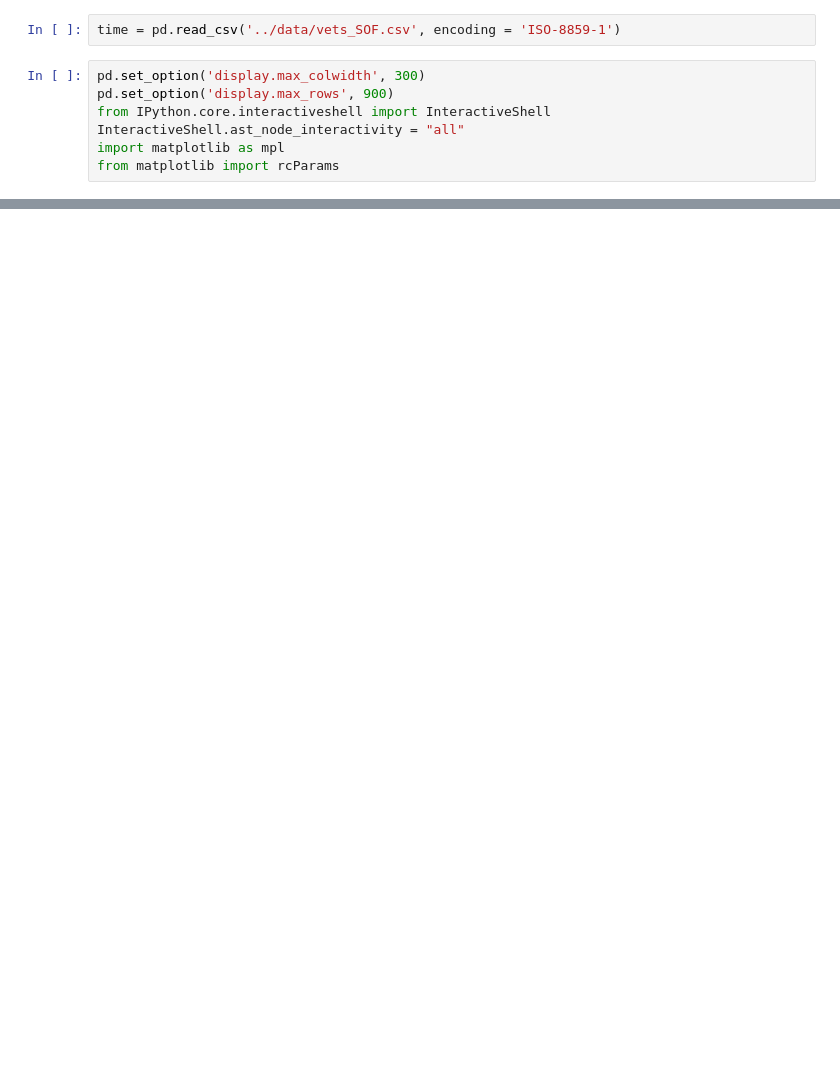
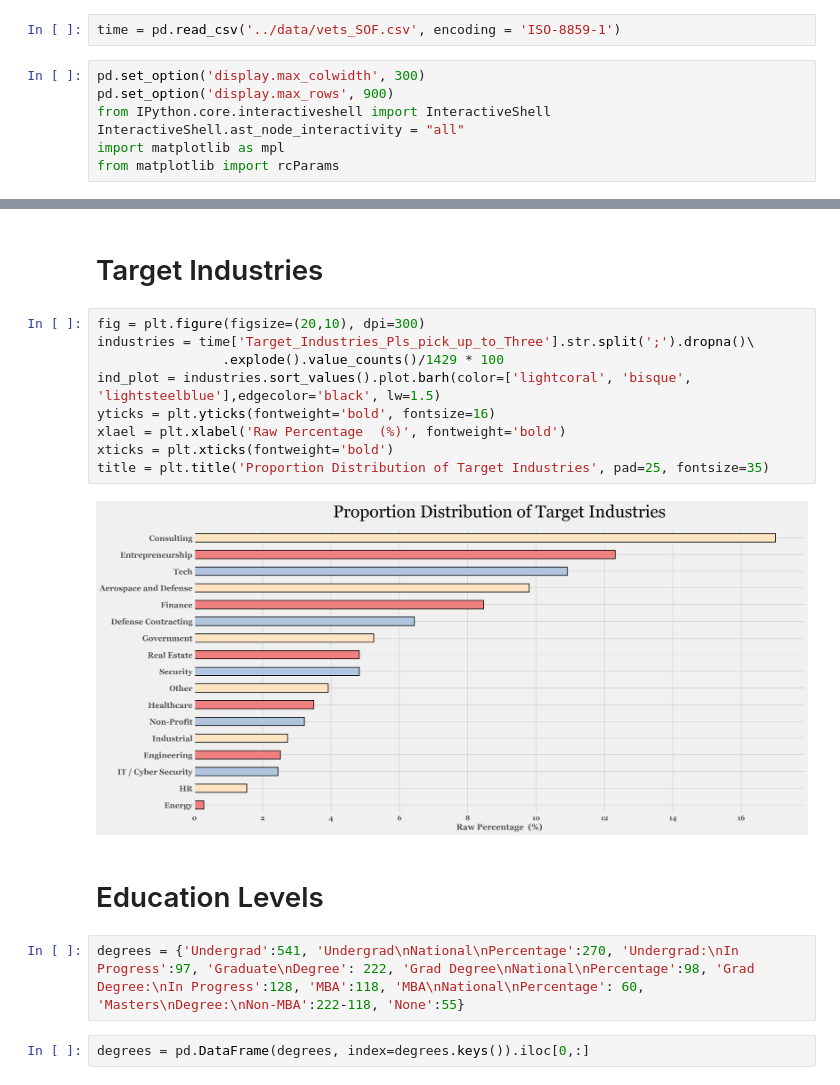
Before and after one commit to americanthinker/Capstone_Project_I, a Jupyter notebook: notebooks/Time_Series.ipynb, the cells around one changed output, grey strips where cells are left out. Drawn from its saved outputs; the diff is of its cells as text; blank space fills up the shorter version.

```diff
--- a/notebooks/Time_Series.ipynb
+++ b/notebooks/Time_Series.ipynb
@@ -158,0 +88,19 @@ plt.tight_layout()
+# %% [markdown]
+# Target Industries
+# %%
+fig = plt.figure(figsize=(20,10), dpi=300)
+industries = time['Target_Industries_Pls_pick_up_to_Three'].str.split(';').dropna()\
+                .explode().value_counts()/1429 * 100
+ind_plot = industries.sort_values().plot.barh(color=['lightcoral', 'bisque', 'lightsteelblue'],edgecolor='black', lw=1.5)
+yticks = plt.yticks(fontweight='bold', fontsize=16)
+xlael = plt.xlabel('Raw Percentage  (%)', fontweight='bold')
+xticks = plt.xticks(fontweight='bold')
+title = plt.title('Proportion Distribution of Target Industries', pad=25, fontsize=35)
+# %% [output]
+[figure, added]
+# %% [markdown]
+# Education Levels
+# %%
+degrees = {'Undergrad':541, 'Undergrad\nNational\nPercentage':270, 'Undergrad:\nIn Progress':97, 'Graduate\nDegree': 222, 'Grad Degree\nNational\nPercentage':98, 'Grad Degree:\nIn Progress':128, 'MBA':118, 'MBA\nNational\nPercentage': 60, 'Masters\nDegree:\nNon-MBA':222-118, 'None':55}
+# %%
+degrees = pd.DataFrame(degrees, index=degrees.keys()).iloc[0,:]
```
Also changed, not shown: parts of 45 cells of this notebook, 19 other files.
